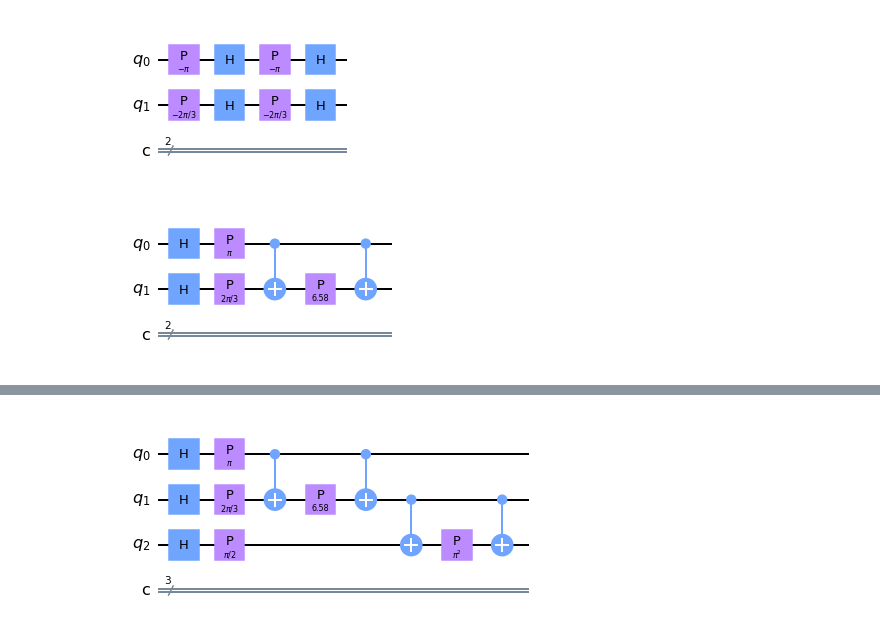
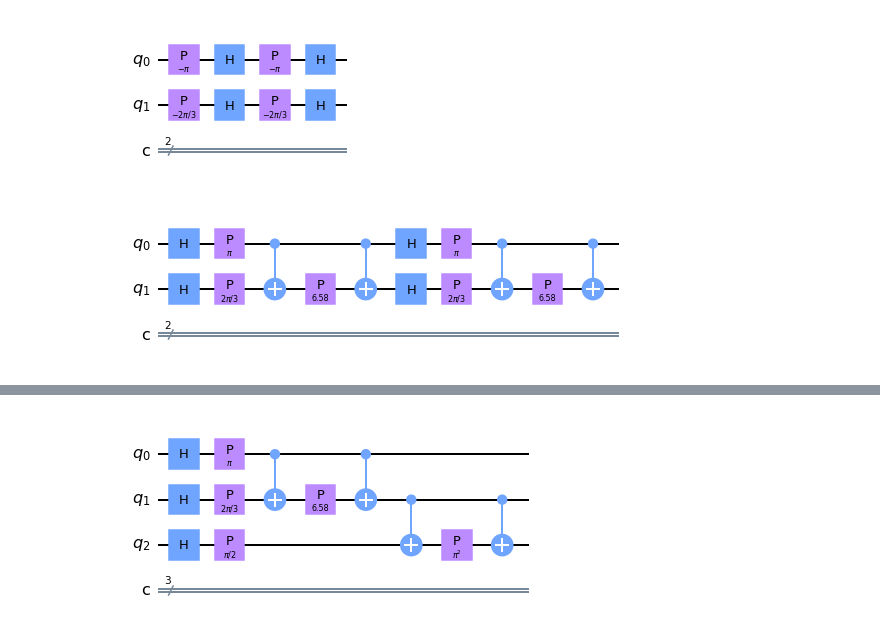
Before and after one commit to cwjsdsu/Qractice, a Jupyter notebook: Cole/VariationalQuantumClassifierPart2.ipynb, the cells around one changed output, grey strips where cells are left out. Saved outputs shown, nothing was run; the diff lists cells and outputs as text; code cells hidden in the pictures.

```diff
--- a/Cole/VariationalQuantumClassifierPart2.ipynb
+++ b/Cole/VariationalQuantumClassifierPart2.ipynb
@@ -126,7 +132,7 @@ fmap.draw('mpl')
 # %% [output]
 [figure]
 # %%
-fmap = MyZZFeatureMap(2, np.array([np.pi/2, np.pi/3]))
+fmap = MyZZFeatureMap(2, np.array([np.pi/2, np.pi/3]), reps=2)
 fmap.draw('mpl')
 # %% [output]
-[figure, old version]
+[figure, new version]
```
Also changed, not shown: parts of 21 cells of this notebook, 1 other file.
